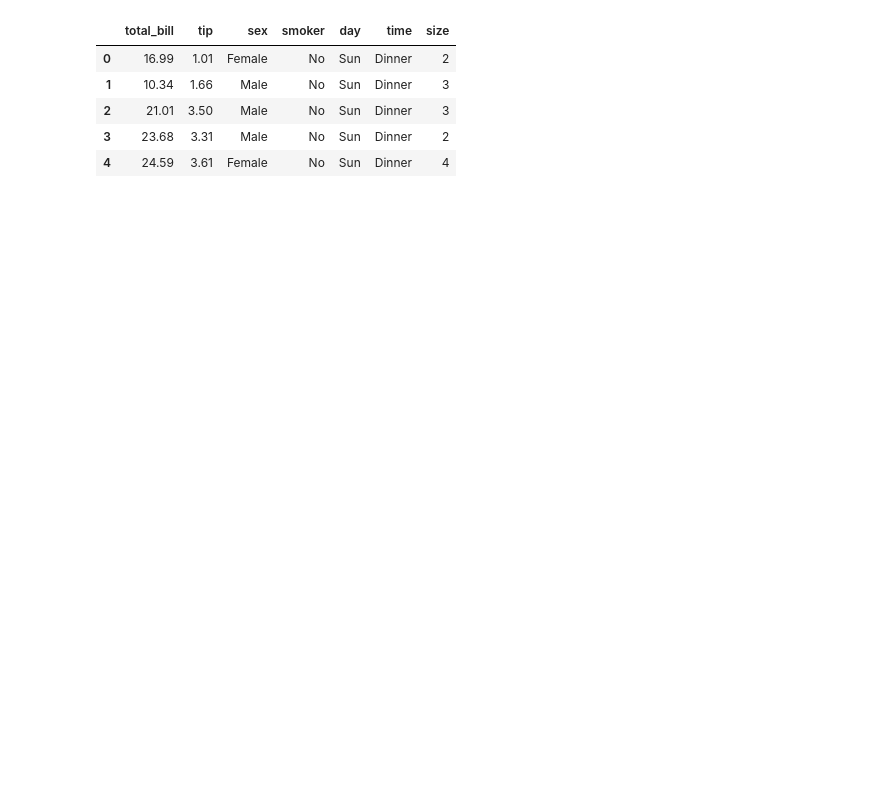
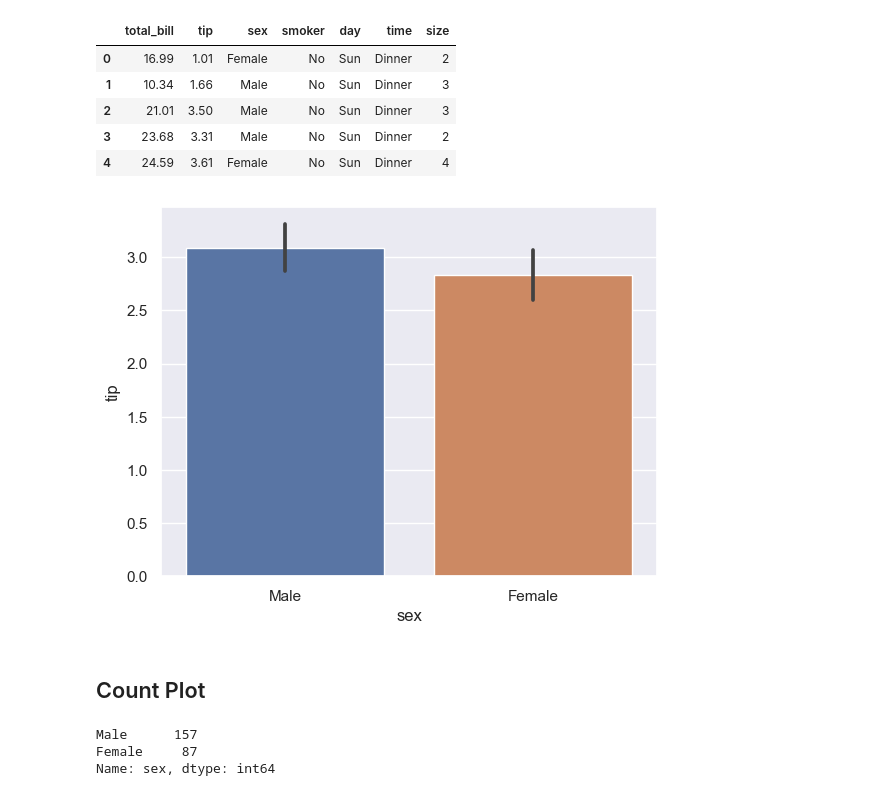
Before and after one commit to TrangTranThu/Python, a Jupyter notebook: Seaborn/Distribution_Plot_Histogram_KDE_Displot.ipynb, the cells around one changed output. Cells and saved outputs as stored; diff of their text form; code cells hidden in the pictures; blank space fills up the shorter version.

```diff
--- a/Seaborn/Distribution_Plot_Histogram_KDE_Displot.ipynb
+++ b/Seaborn/Distribution_Plot_Histogram_KDE_Displot.ipynb
@@ -87,0 +90,12 @@ sns.barplot(data=tip_df, x = 'sex', y = 'tip', extimator = np.mean)
+# %%
+sns.barplot(data = tip_df, x = 'sex', y = 'tip', estimator = np.mean);
+# %% [output]
+[figure, added]
+# %% [markdown]
+## Count Plot
+# %%
+tip_df['sex'].value_counts()
+# %% [output]
+Male      157
+Female     87
+Name: sex, dtype: int64
```
Also changed, not shown: parts of 6 cells of this notebook.
